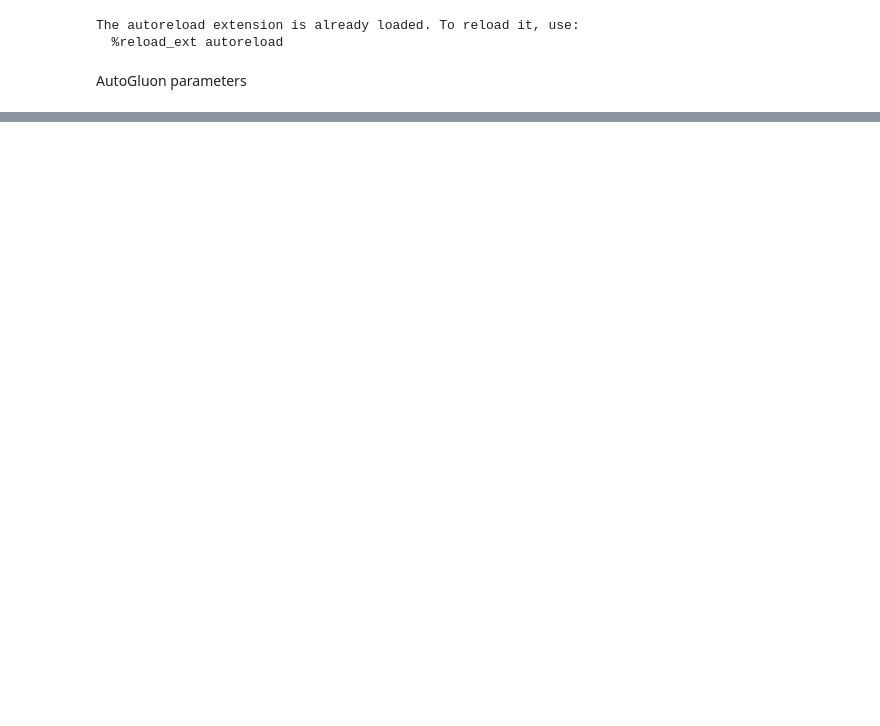
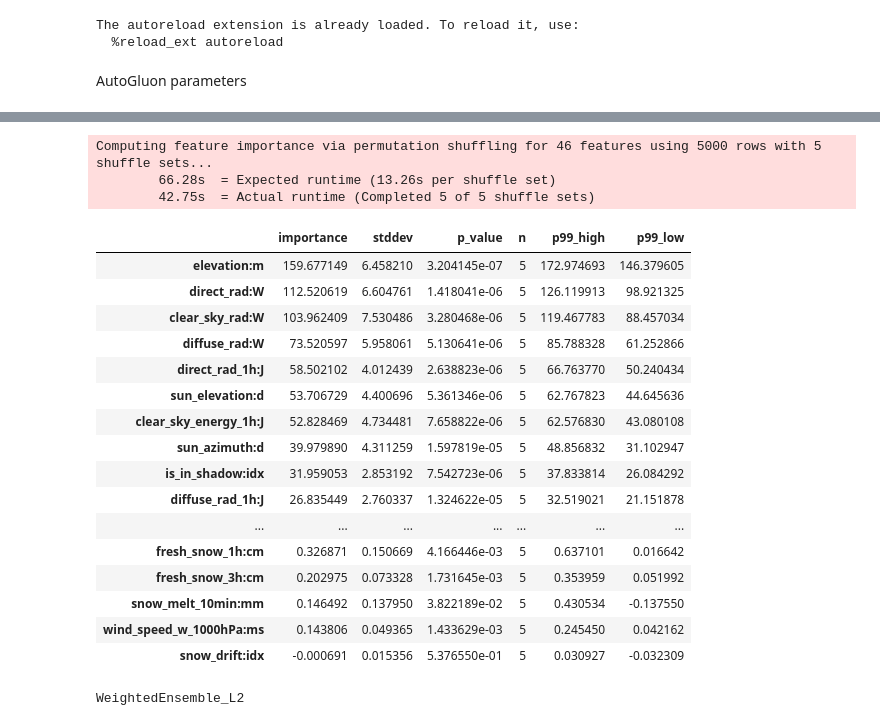
Before and after one commit to stinkyElias/TDT4173-ML, a Jupyter notebook: models_predictions/predict_08E_autogluon_no_duplicates.ipynb, the cells around one changed output, grey strips where cells are left out. Drawn from its saved outputs; the diff is of its cells as text; code cells hidden in the pictures; blank space fills up the shorter version.

```diff
--- a/models_predictions/predict_08E_autogluon_no_duplicates.ipynb
+++ b/models_predictions/predict_08E_autogluon_no_duplicates.ipynb
@@ -23,6 +23,10 @@ import pandas as pd
 
 train = pd.read_csv(os.path.join(load_data_path, 'no_duplicates_train.csv'))
 test = pd.read_csv(os.path.join(load_data_path, 'no_duplicates_test.csv'))
+
+# Drop features day,day_of_year,month,hour,building in train and day,day_of_year,month,hour in test
+train = train.drop(['day', 'day_of_year', 'month', 'hour', 'building'], axis=1)
+test = test.drop(['day', 'day_of_year', 'month', 'hour'], axis=1)
 # %% [markdown]
 AutoGluon parameters
 # %%
@@ -68,8 +168,31 @@ predictor.fit_summary(show_plot=True)
 # %%
-predictor.feature_importance(train_data=train)
+predictor.feature_importance(data=train)
+# %% [output]
+Computing feature importance via permutation shuffling for 46 features using 5000 rows with 5 shuffle sets...
+        66.28s  = Expected runtime (13.26s per shuffle set)
+        42.75s  = Actual runtime (Completed 5 of 5 shuffle sets)
+|  | importance | stddev | p_value | n | p99_high | p99_low |
+| elevation:m | 159.677149 | 6.458210 | 3.204145e-07 | 5 | 172.974693 | 146.379605 |
+| direct_rad:W | 112.520619 | 6.604761 | 1.418041e-06 | 5 | 126.119913 | 98.921325 |
+| clear_sky_rad:W | 103.962409 | 7.530486 | 3.280468e-06 | 5 | 119.467783 | 88.457034 |
+| diffuse_rad:W | 73.520597 | 5.958061 | 5.130641e-06 | 5 | 85.788328 | 61.252866 |
+| direct_rad_1h:J | 58.502102 | 4.012439 | 2.638823e-06 | 5 | 66.763770 | 50.240434 |
+| sun_elevation:d | 53.706729 | 4.400696 | 5.361346e-06 | 5 | 62.767823 | 44.645636 |
+| clear_sky_energy_1h:J | 52.828469 | 4.734481 | 7.658822e-06 | 5 | 62.576830 | 43.080108 |
+| sun_azimuth:d | 39.979890 | 4.311259 | 1.597819e-05 | 5 | 48.856832 | 31.102947 |
+| is_in_shadow:idx | 31.959053 | 2.853192 | 7.542723e-06 | 5 | 37.833814 | 26.084292 |
+| diffuse_rad_1h:J | 26.835449 | 2.760337 | 1.324622e-05 | 5 | 32.519021 | 21.151878 |
+| ... | ... | ... | ... | ... | ... | ... |
+| fresh_snow_1h:cm | 0.326871 | 0.150669 | 4.166446e-03 | 5 | 0.637101 | 0.016642 |
+| fresh_snow_3h:cm | 0.202975 | 0.073328 | 1.731645e-03 | 5 | 0.353959 | 0.051992 |
+| snow_melt_10min:mm | 0.146492 | 0.137950 | 3.822189e-02 | 5 | 0.430534 | -0.137550 |
+| wind_speed_w_1000hPa:ms | 0.143806 | 0.049365 | 1.433629e-03 | 5 | 0.245450 | 0.042162 |
+| snow_drift:idx | -0.000691 | 0.015356 | 5.376550e-01 | 5 | 0.030927 | -0.032309 |
 # %%
 best_model = predictor.get_model_best()
 print(best_model)
+# %% [output]
+WeightedEnsemble_L2
 # %%
 test = TabularDataset(test)
 
```
Also changed, not shown: parts of 5 cells of this notebook, 10 other files.
